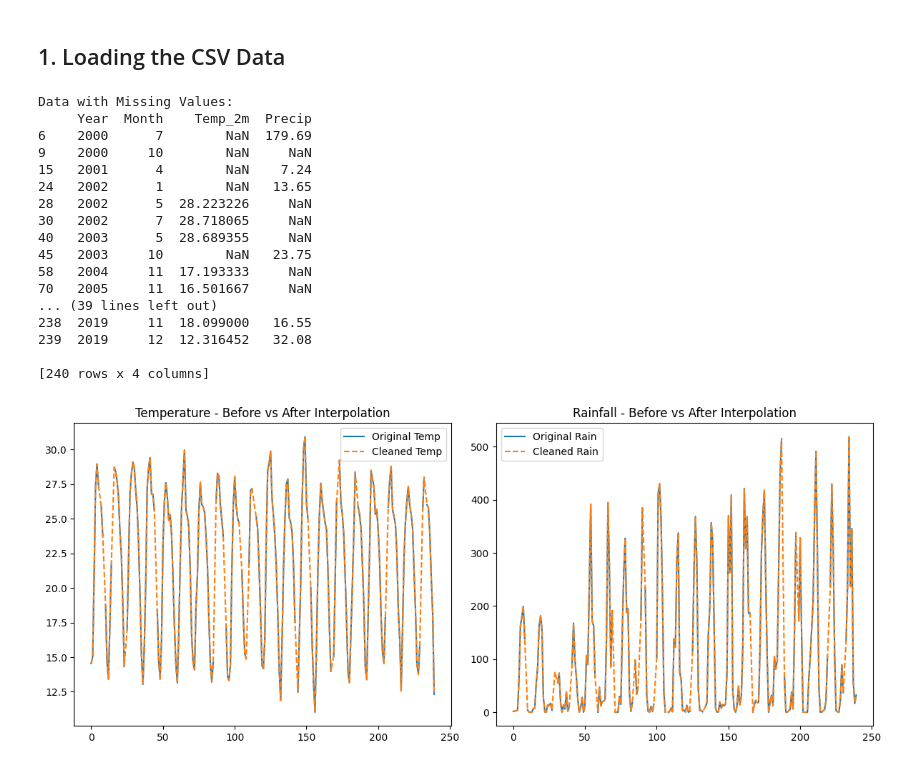
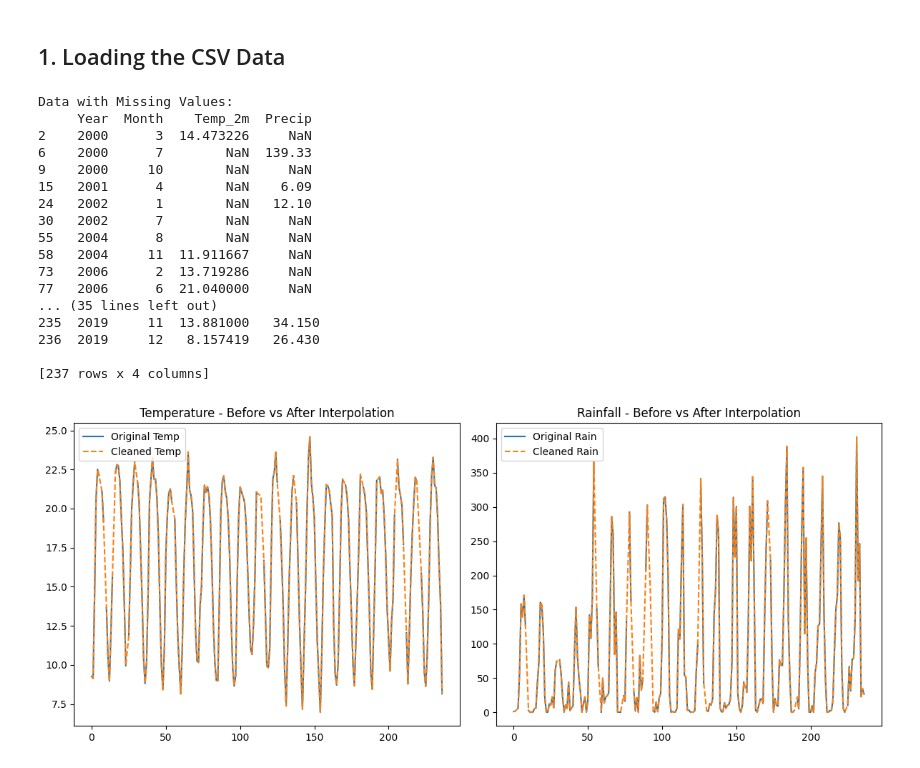
Before and after one commit to Pratistha88/Tempora, a Jupyter notebook: ClimateAnalysis.ipynb, the cells around one changed output. Saved outputs shown, nothing was run; the diff lists cells and outputs as text; code cells hidden in the pictures.

```diff
--- a/ClimateAnalysis.ipynb
+++ b/ClimateAnalysis.ipynb
@@ -73,29 +73,29 @@ def clean_data(df):
 
     return cleaned_df
 # %%
-district= "Chitawan"
+district= "Kathmandu"
 filepath=f"data/final_data/{district}.csv"
 df= load_and_prepare_data(filepath)
 cleaned_df = clean_data(df)
 # %% [output]
 Data with Missing Values:
      Year  Month    Temp_2m  Precip
-6    2000      7        NaN  179.69
+2    2000      3  14.473226     NaN
+6    2000      7        NaN  139.33
 9    2000     10        NaN     NaN
-15   2001      4        NaN    7.24
-24   2002      1        NaN   13.65
-28   2002      5  28.223226     NaN
-30   2002      7  28.718065     NaN
-40   2003      5  28.689355     NaN
-45   2003     10        NaN   23.75
-58   2004     11  17.193333     NaN
-70   2005     11  16.501667     NaN
-... (39 lines left out)
-238  2019     11  18.099000   16.55
-239  2019     12  12.316452   32.08
+15   2001      4        NaN    6.09
+24   2002      1        NaN   12.10
+30   2002      7        NaN     NaN
+55   2004      8        NaN     NaN
+58   2004     11  11.911667     NaN
+73   2006      2  13.719286     NaN
+77   2006      6  21.040000     NaN
+... (35 lines left out)
+235  2019     11  13.881000   34.150
+236  2019     12   8.157419   26.430
 
-[240 rows x 4 columns]
+[237 rows x 4 columns]
-[figure, old version]
+[figure, new version]
 # %%
 def visualize_trends(df):
     # Group by year
```
Also changed, not shown: parts of 6 cells of this notebook.
